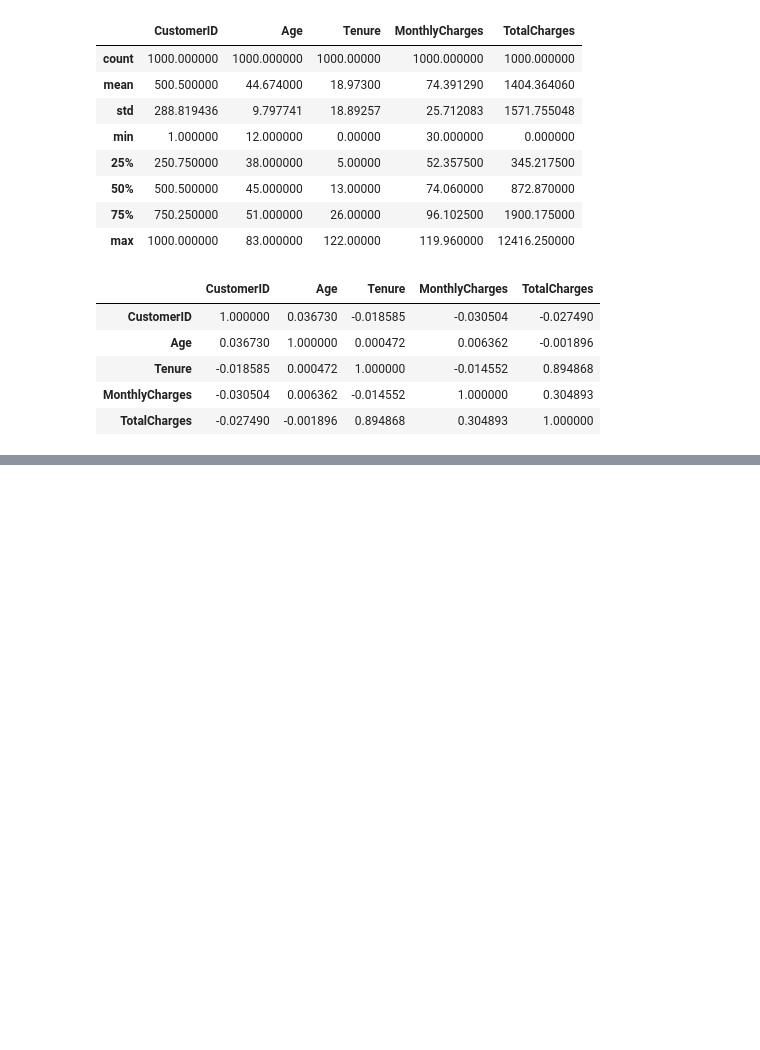
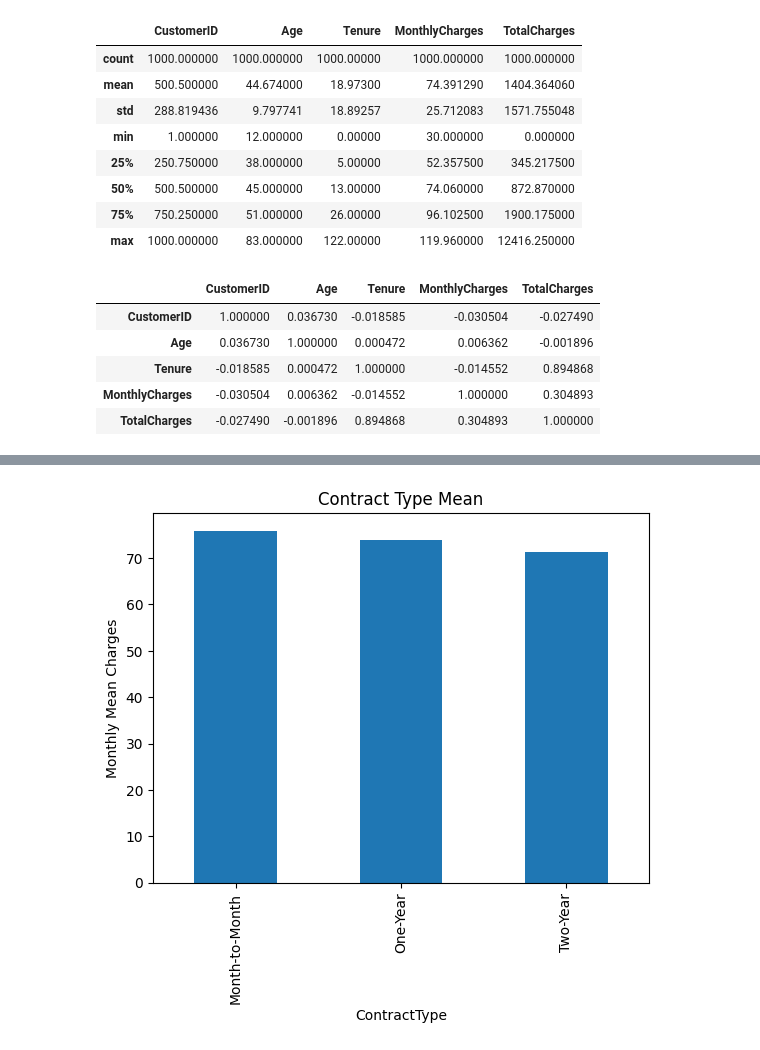
Before and after one commit to Rohit5792/Customer_Churn_Prediction, a Jupyter notebook: notebook.ipynb, the cells around one changed output, grey strips where cells are left out. Saved outputs shown, nothing was run; the diff lists cells and outputs as text; code cells hidden in the pictures; blank space fills up the shorter version.

```diff
--- a/notebook.ipynb
+++ b/notebook.ipynb
@@ -99,0 +135,7 @@ df["Churn"].value_counts().plot(kind="pie")
+# %%
+df.groupby("ContractType")["MonthlyCharges"].mean().plot(kind="bar")
+plt.title("Contract Type Mean")
+plt.ylabel("Monthly Mean Charges")
+plt.show()
+# %% [output]
+[figure, added]
```
Also changed, not shown: parts of 10 cells of this notebook.
